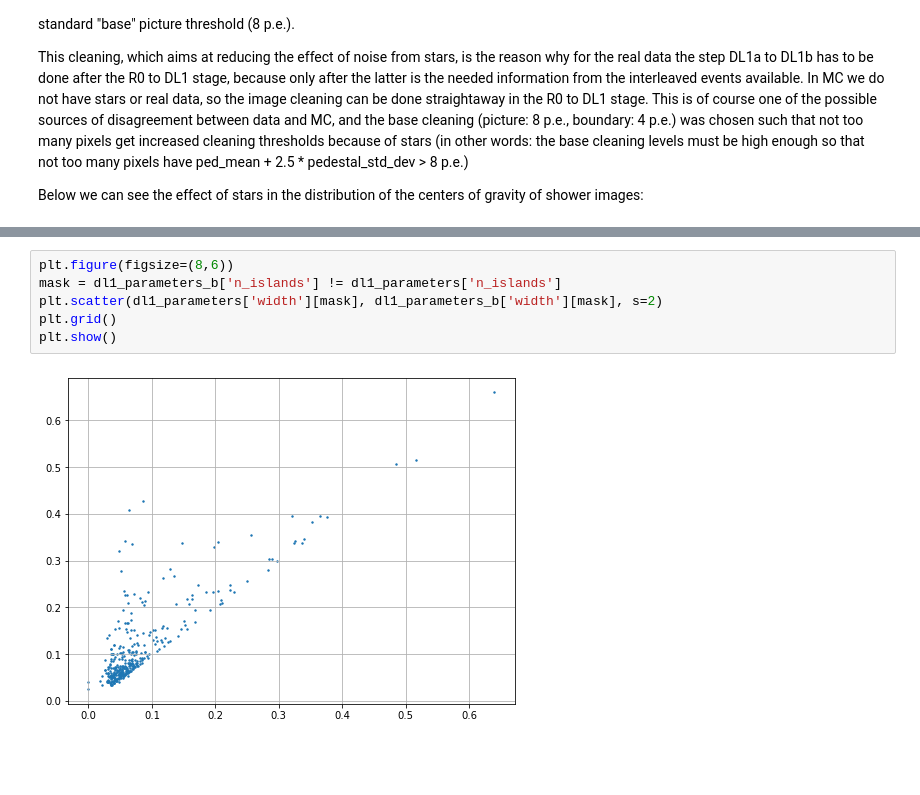
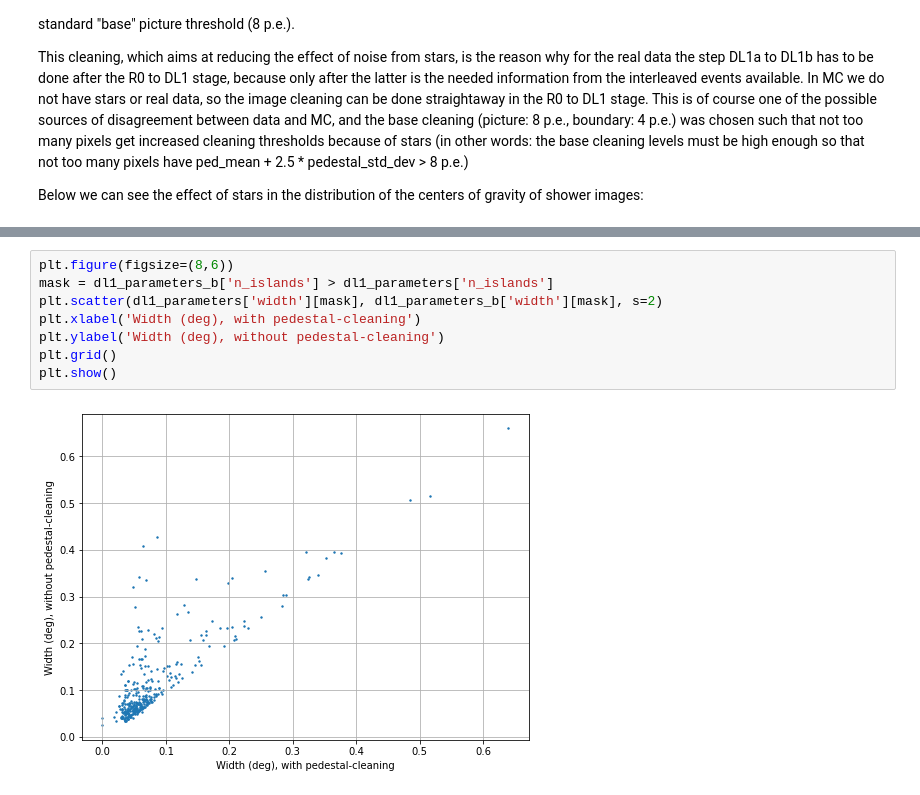
Before and after one commit to cta-observatory/2022_01_lstchain_school, a Jupyter notebook: DL1a_to_DL1b/explore_dl1_realdata.ipynb, the cells around one changed output, grey strips where cells are left out. Drawn from its saved outputs; the diff is of its cells as text; blank space fills up the shorter version.

```diff
--- a/DL1a_to_DL1b/explore_dl1_realdata.ipynb
+++ b/DL1a_to_DL1b/explore_dl1_realdata.ipynb
@@ -302,8 +338,10 @@ plt.show()
 # %%
 plt.figure(figsize=(8,6))
-mask = dl1_parameters_b['n_islands'] != dl1_parameters['n_islands']
+mask = dl1_parameters_b['n_islands'] > dl1_parameters['n_islands']
 plt.scatter(dl1_parameters['width'][mask], dl1_parameters_b['width'][mask], s=2)
+plt.xlabel('Width (deg), with pedestal-cleaning')
+plt.ylabel('Width (deg), without pedestal-cleaning')
 plt.grid()
 plt.show()
 # %% [output]
-[figure, old version]
+[figure, new version]
```
Also changed, not shown: parts of 9 cells of this notebook, 1 other file.
